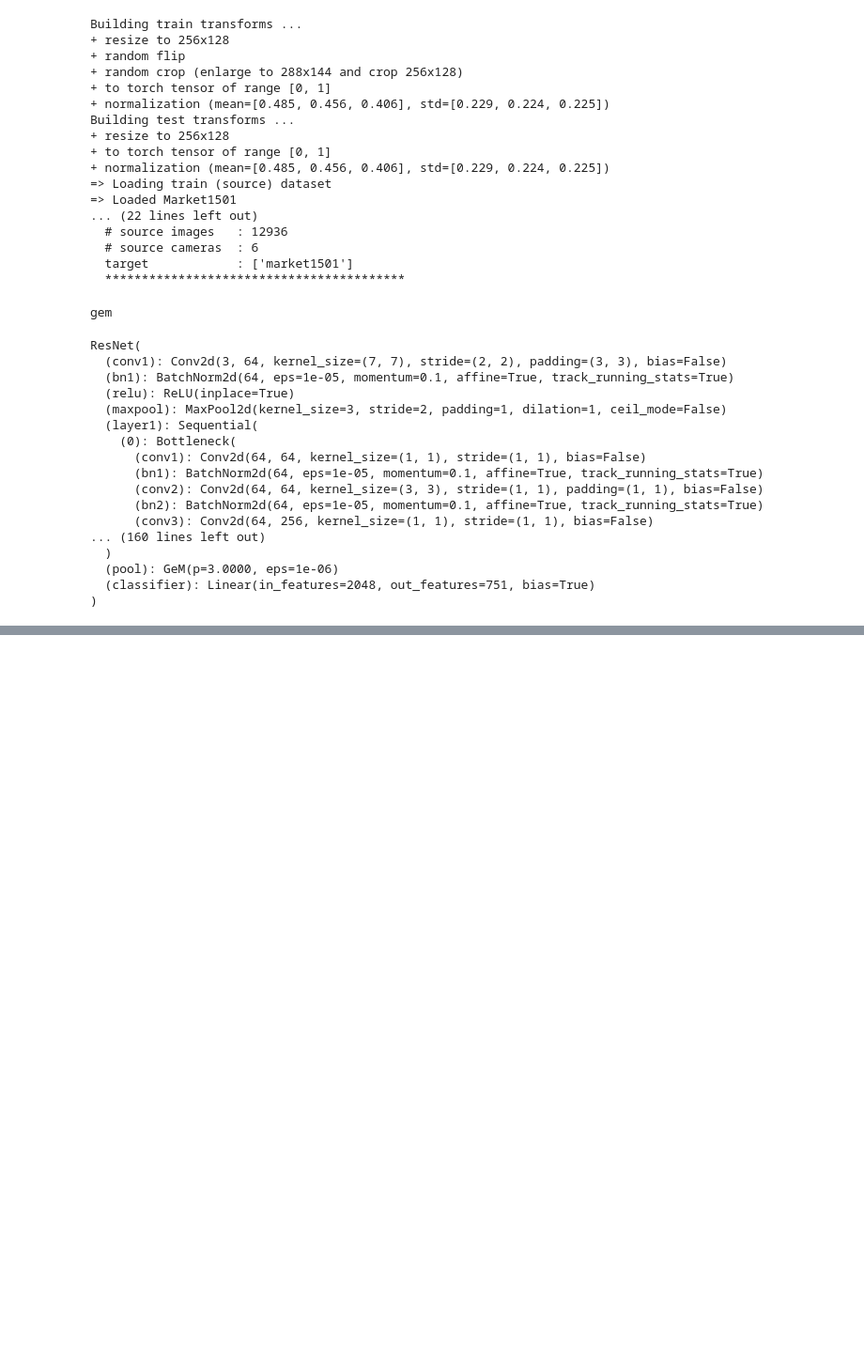
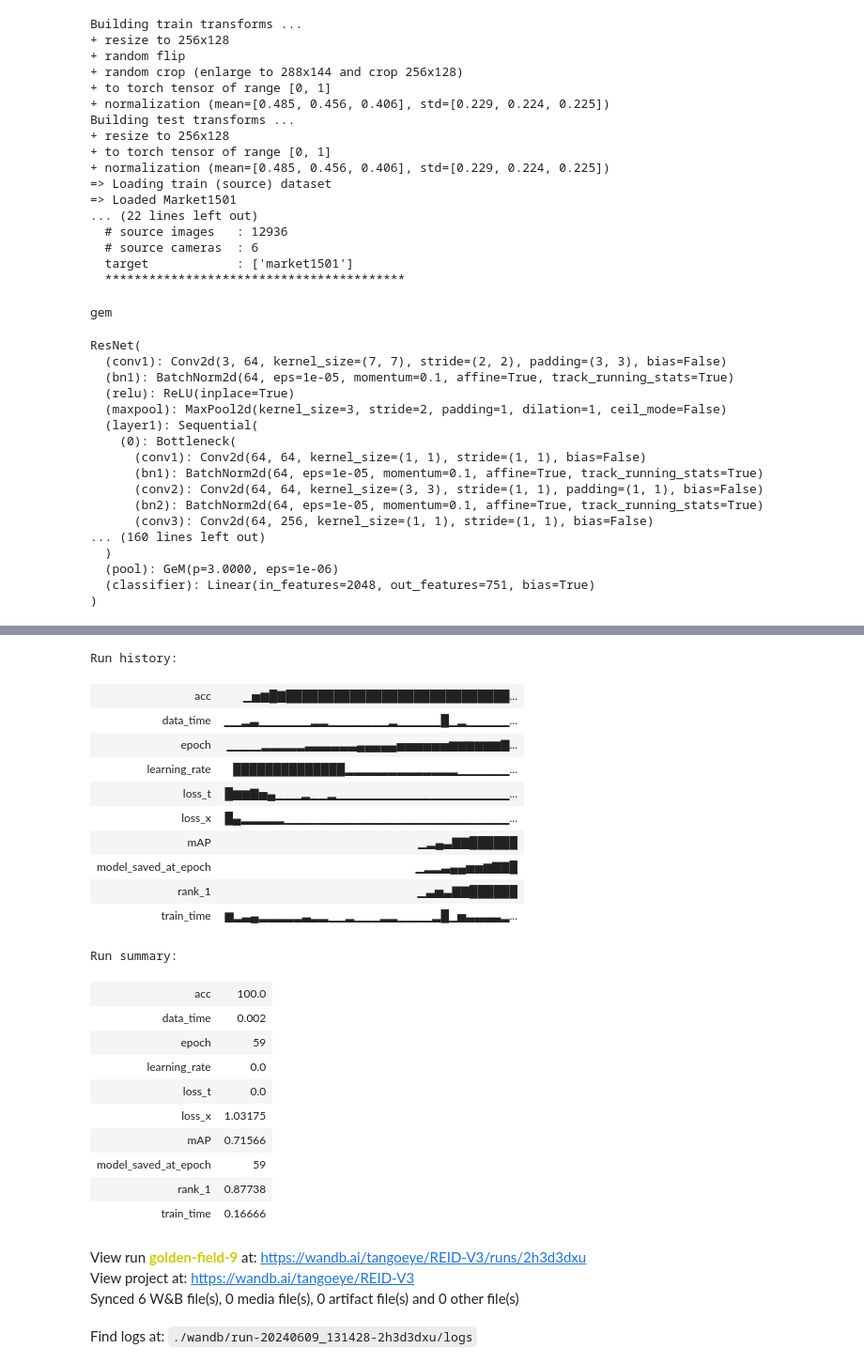
Before and after one commit to bmanikan/deep-person-reid, a Jupyter notebook: torchreid experiment.ipynb, the cells around one changed output, grey strips where cells are left out. Shown at 94% size. Drawn from its saved outputs; the diff is of its cells as text; code cells hidden in the pictures; blank space fills up the shorter version.

```diff
--- a/torchreid experiment.ipynb
+++ b/torchreid experiment.ipynb
@@ -124,0 +135,29 @@ Elapsed 0:35:54
+# %%
+wandb.finish()
+# %% [output]
+Run history:
+| acc | ▁▅▆█▇████████████████████████████... |
+| data_time | ▁▁▂▃▁▁▁▁▁▁▂▂▁▁▁▁▁▁▁▂▁▁▁▁▁█▁▂▁▁▁▁▁... |
+| epoch | ▁▁▁▁▂▂▂▂▂▃▃▃▃▃▃▄▄▄▄▄▅▅▅▅▅▅▆▆▆▆▆▆▇... |
+| learning_rate | ██████████████▂▂▂▂▂▂▂▂▂▂▂▂▂▁▁▁▁▁▁... |
+| loss_t | █▆▆▇▅▄▁▁▁▂▁▁▂▁▁▁▁▁▁▁▁▁▁▁▁▁▁▁▁▁▁▁▁... |
+| loss_x | █▄▂▂▂▂▂▁▁▁▁▁▁▁▁▁▁▁▁▁▁▁▁▁▁▁▁▁▁▁▁▁▁... |
+| mAP | ▁▂▄▃▇▇██████ |
+| model_saved_at_epoch | ▁▂▂▃▄▄▅▅▆▇▇█ |
+| rank_1 | ▁▃▅▃▇▇██████ |
+| train_time | ▆▂▃▄▂▂▂▂▂▃▂▂▁▁▂▁▁▁▂▂▁▁▁▁▂█▁▅▃▃▃▃▂... |
+Run summary:
+| acc | 100.0 |
+| data_time | 0.002 |
+| epoch | 59 |
+| learning_rate | 0.0 |
+| loss_t | 0.0 |
+| loss_x | 1.03175 |
+| mAP | 0.71566 |
+| model_saved_at_epoch | 59 |
+| rank_1 | 0.87738 |
+| train_time | 0.16666 |
+View run golden-field-9 at: https://wandb.ai/tangoeye/REID-V3/runs/2h3d3dxu
+View project at: https://wandb.ai/tangoeye/REID-V3
+Synced 6 W&B file(s), 0 media file(s), 0 artifact file(s) and 0 other file(s)
+Find logs at: ./wandb/run-20240609_131428-2h3d3dxu/logs
```
Also changed, not shown: parts of 3 cells of this notebook, 4 other files.
